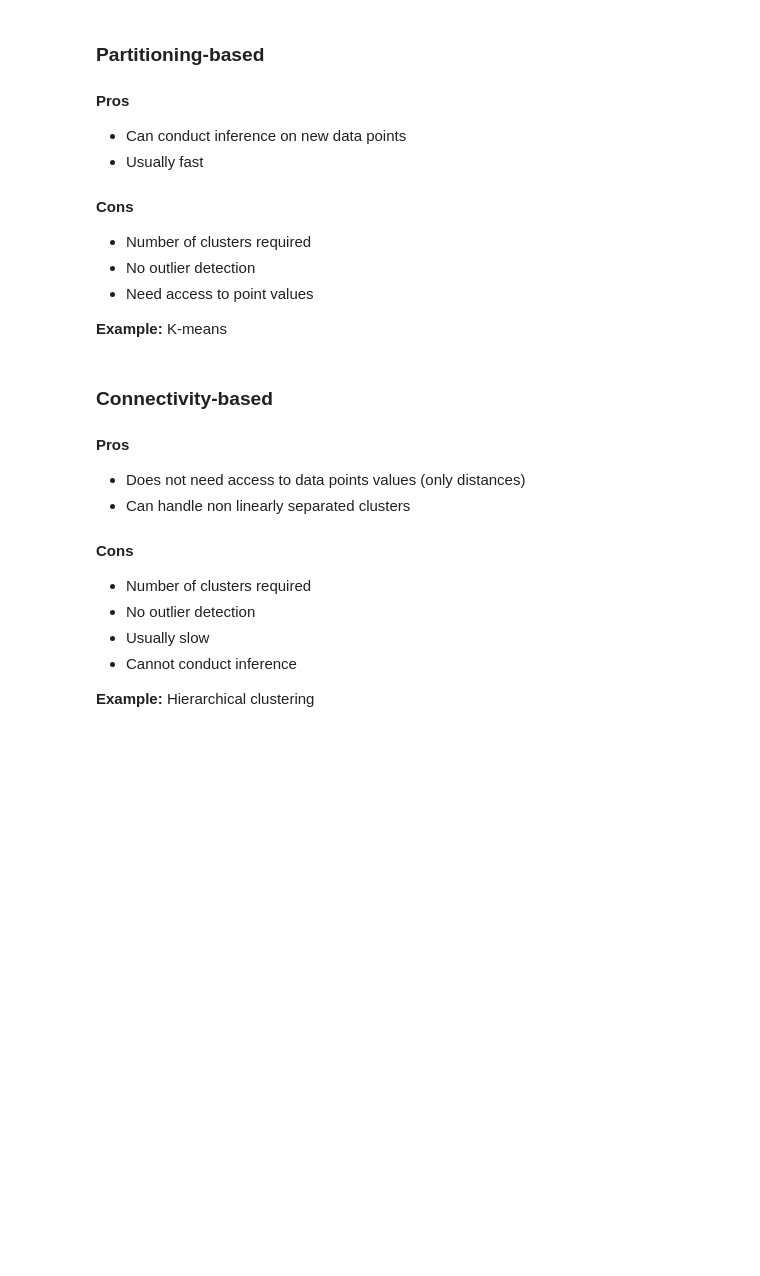
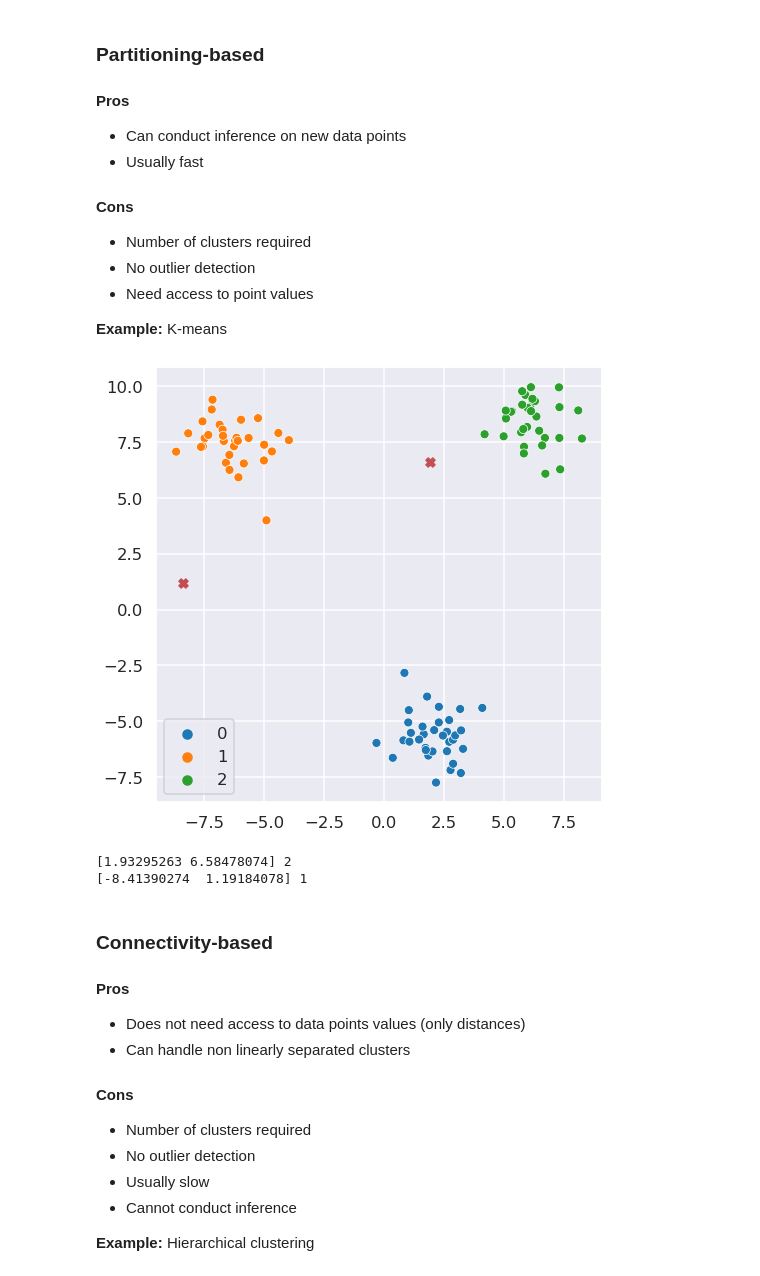
Before and after one commit to jorisguerin/clusteringLectures, a Jupyter notebook: Lectures/Slides_intro_clustering.ipynb, the cells around one changed output. Saved outputs shown, nothing was run; the diff lists cells and outputs as text; code cells hidden in the pictures; blank space fills up the shorter version.

```diff
--- a/Lectures/Slides_intro_clustering.ipynb
+++ b/Lectures/Slides_intro_clustering.ipynb
@@ -262,6 +262,22 @@ _Issue: more clusters $\to$ Decreasing purity_
 - Need access to point values
 
 __Example:__ K-means
+# %%
+clustering_algo = KMeans(3)  # Number of clusters required
+clusters = clustering_algo.fit_predict(data)
+
+new_x = np.random.uniform(-10, 10, (2, 2))  # Can conduct inference on new points
+
+sns.scatterplot(x=data[:, 0], y=data[:, 1], hue=clusters, palette="tab10")
+plt.scatter(new_x[:, 0], new_x[:, 1], marker="X", c= "r")
+plt.show()  # No outlier detection
+
+print(new_x[0, :], clustering_algo.predict(new_x)[0])
+print(new_x[1, :], clustering_algo.predict(new_x)[1])
+# %% [output]
+[figure, added]
+[1.93295263 6.58478074] 2
+[-8.41390274  1.19184078] 1
 # %% [markdown]
 ### Connectivity-based
 
```
Also changed, not shown: parts of 14 cells of this notebook.
